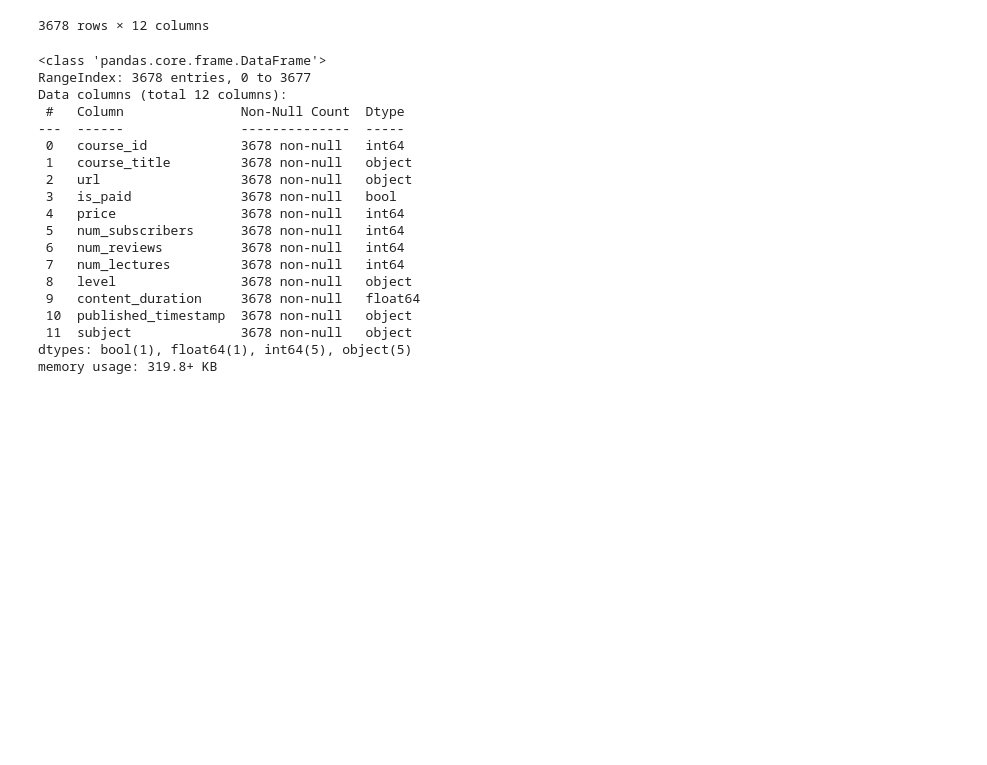
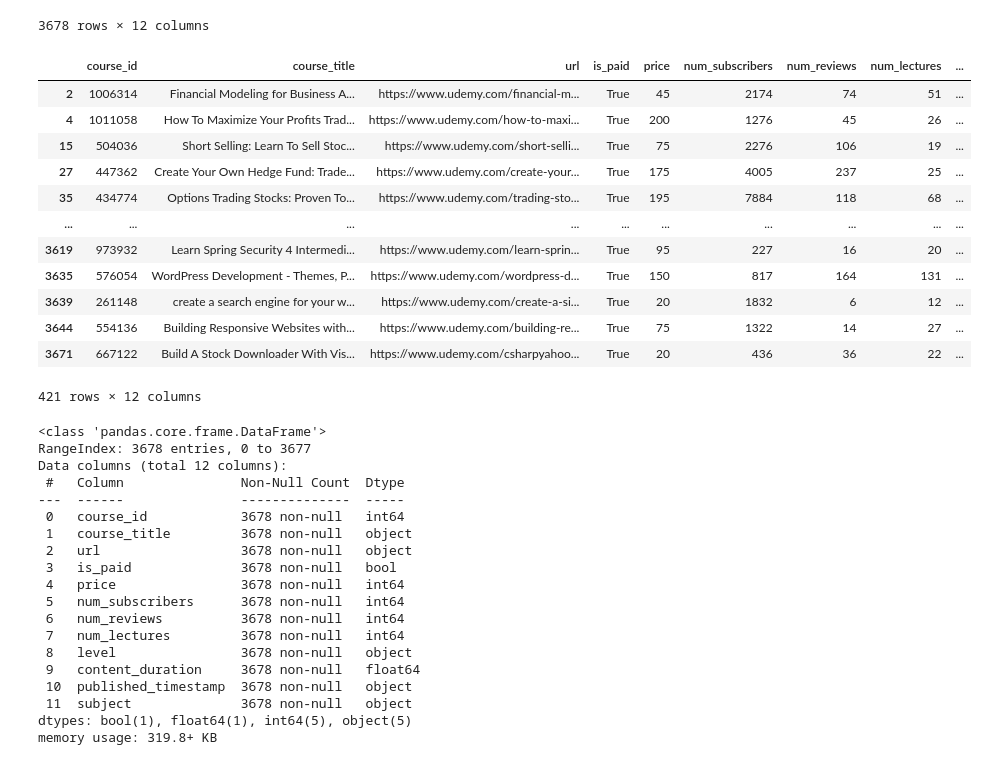
Before and after one commit to rojo1997/PracticaPreprocesamiento, a Jupyter notebook: Pandas File.ipynb, the cells around one changed output. Cells and saved outputs as stored; diff of their text form; code cells hidden in the pictures; blank space fills up the shorter version.

```diff
--- a/Pandas File.ipynb
+++ b/Pandas File.ipynb
@@ -19,6 +19,22 @@ df
 | 3676 | 905096 | CSS Animations: Create Amazing Ef... | https://www.udemy.com/css-animati... | True | 50 | 300 | 31 | 38 | ... |
 | 3677 | 297602 | Using MODX CMS to Build Websites:... | https://www.udemy.com/using-modx-... | True | 45 | 901 | 36 | 20 | ... |
 3678 rows × 12 columns
+# %%
+df[df['level'] == 'Intermediate Level']
+# %% [output]
+|  | course_id | course_title | url | is_paid | price | num_subscribers | num_reviews | num_lectures | ... |
+| 2 | 1006314 | Financial Modeling for Business A... | https://www.udemy.com/financial-m... | True | 45 | 2174 | 74 | 51 | ... |
+| 4 | 1011058 | How To Maximize Your Profits Trad... | https://www.udemy.com/how-to-maxi... | True | 200 | 1276 | 45 | 26 | ... |
+| 15 | 504036 | Short Selling: Learn To Sell Stoc... | https://www.udemy.com/short-selli... | True | 75 | 2276 | 106 | 19 | ... |
+| 27 | 447362 | Create Your Own Hedge Fund: Trade... | https://www.udemy.com/create-your... | True | 175 | 4005 | 237 | 25 | ... |
+| 35 | 434774 | Options Trading Stocks: Proven To... | https://www.udemy.com/trading-sto... | True | 195 | 7884 | 118 | 68 | ... |
+| ... | ... | ... | ... | ... | ... | ... | ... | ... | ... |
+| 3619 | 973932 | Learn Spring Security 4 Intermedi... | https://www.udemy.com/learn-sprin... | True | 95 | 227 | 16 | 20 | ... |
+| 3635 | 576054 | WordPress Development - Themes, P... | https://www.udemy.com/wordpress-d... | True | 150 | 817 | 164 | 131 | ... |
+| 3639 | 261148 | create a search engine for your w... | https://www.udemy.com/create-a-si... | True | 20 | 1832 | 6 | 12 | ... |
+| 3644 | 554136 | Building Responsive Websites with... | https://www.udemy.com/building-re... | True | 75 | 1322 | 14 | 27 | ... |
+| 3671 | 667122 | Build A Stock Downloader With Vis... | https://www.udemy.com/csharpyahoo... | True | 20 | 436 | 36 | 22 | ... |
+421 rows × 12 columns
 # %%
 df.info()
 # %% [output]
```
Also changed, not shown: parts of 1 cell of this notebook, 2 other files.
